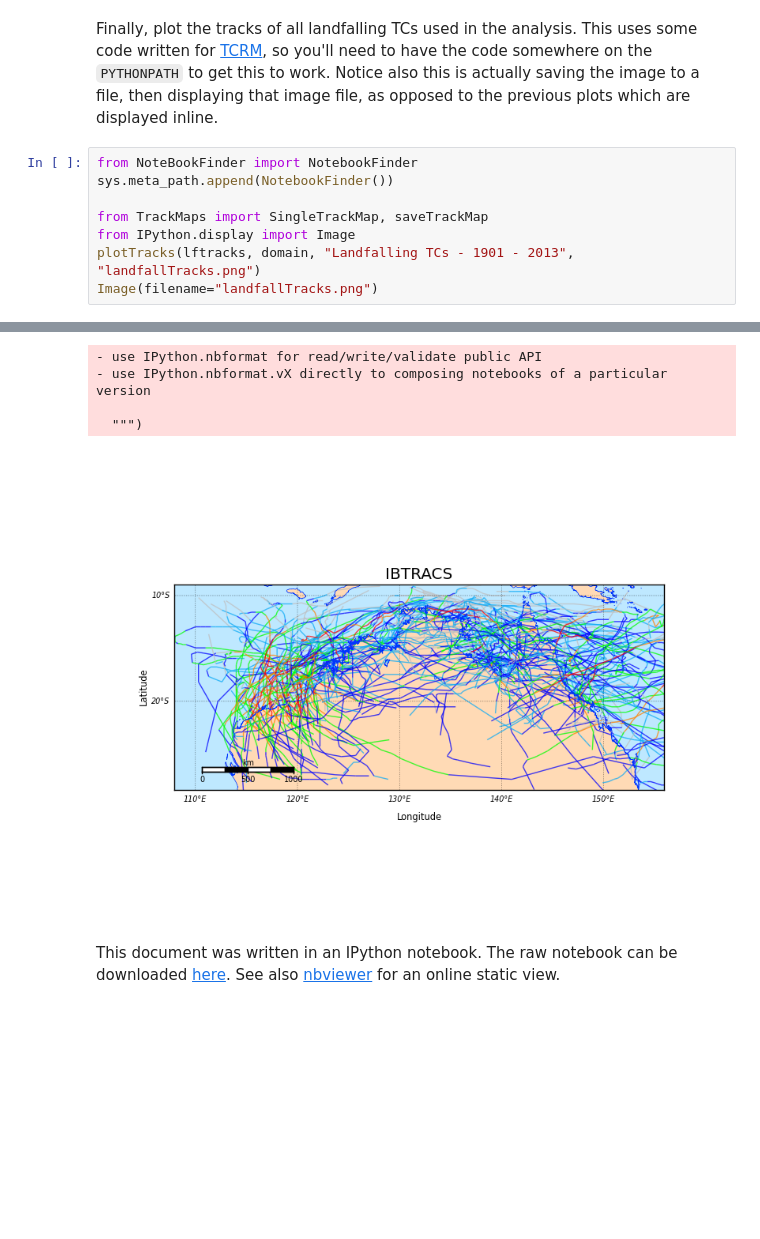
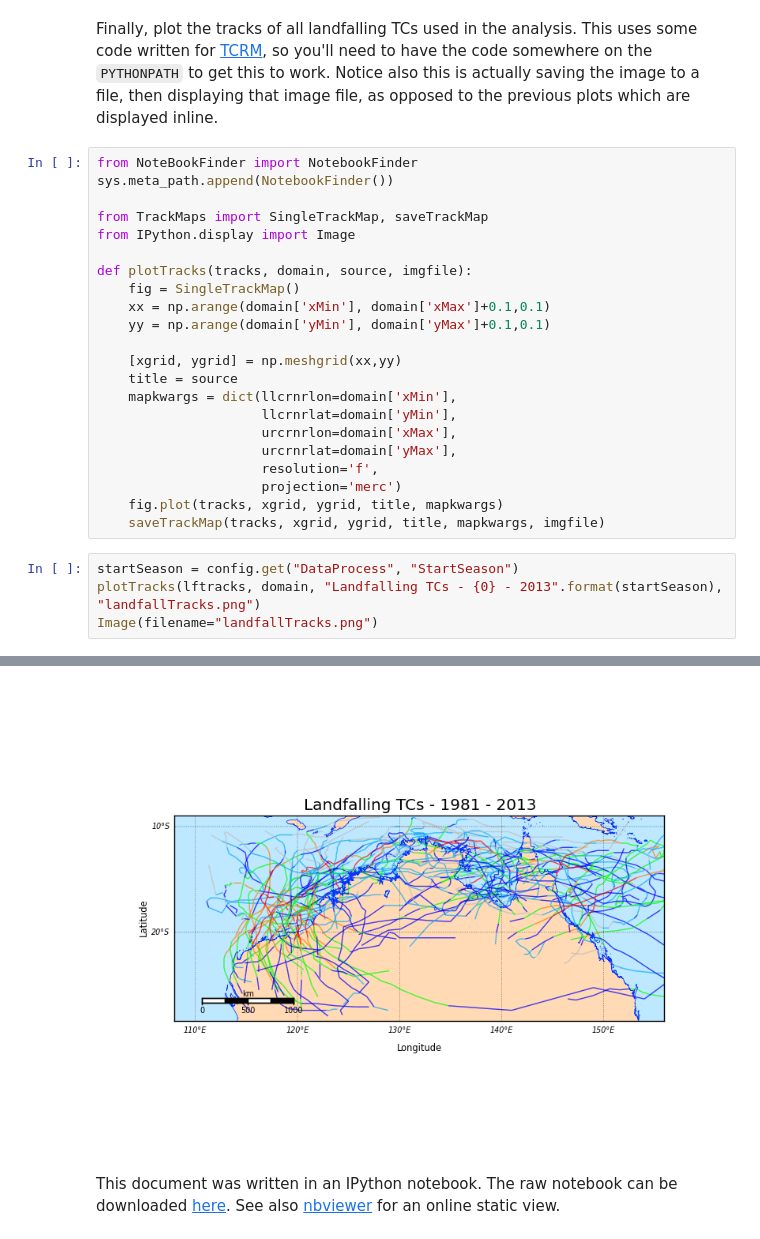
Before and after one commit to wcarthur/notebooks, a Jupyter notebook: TC landfall decay.ipynb, the cells around one changed output, grey strips where cells are left out. Drawn from its saved outputs; the diff is of its cells as text; blank space fills up the shorter version.

```diff
--- a/TC landfall decay.ipynb
+++ b/TC landfall decay.ipynb
@@ -308,12 +294,30 @@ P-value:  [  1.57349165e-02   6.13882423e-19   4.17950212e-02]
 Notice that this model does permit a negative rate parameter (see the 95th percentile value for the intercept). i.e. it's possible that the central pressure will increase with time after landfall. This is feasible, since there are many observed TCs that record increases in intensity after landfall.
 # %% [markdown]
 Finally, plot the tracks of all landfalling TCs used in the analysis. This uses some code written for [TCRM](https://github.com/GeoscienceAustralia/tcrm), so you'll need to have the code somewhere on the `PYTHONPATH` to get this to work. Notice also this is actually saving the image to a file, then displaying that image file, as opposed to the previous plots which are displayed inline.
+# %%
+from NoteBookFinder import NotebookFinder
+sys.meta_path.append(NotebookFinder())
+
+from TrackMaps import SingleTrackMap, saveTrackMap
+from IPython.display import Image
+
+def plotTracks(tracks, domain, source, imgfile):
+    fig = SingleTrackMap()
+    xx = np.arange(domain['xMin'], domain['xMax']+0.1,0.1)
+    yy = np.arange(domain['yMin'], domain['yMax']+0.1,0.1)
+
+    [xgrid, ygrid] = np.meshgrid(xx,yy)
+    title = source
+    mapkwargs = dict(llcrnrlon=domain['xMin'],
+                     llcrnrlat=domain['yMin'],
+                     urcrnrlon=domain['xMax'],
+                     urcrnrlat=domain['yMax'],
+                     resolution='f',
+                     projection='merc')
+    fig.plot(tracks, xgrid, ygrid, title, mapkwargs)
+    saveTrackMap(tracks, xgrid, ygrid, title, mapkwargs, imgfile)
 # %%
-from NoteBookFinder import NotebookFinder
-sys.meta_path.append(NotebookFinder())
-
-from TrackMaps import SingleTrackMap, saveTrackMap
-from IPython.display import Image
-plotTracks(lftracks, domain, "Landfalling TCs - 1901 - 2013", "landfallTracks.png")
+startSeason = config.get("DataProcess", "StartSeason")
+plotTracks(lftracks, domain, "Landfalling TCs - {0} - 2013".format(startSeason), "landfallTracks.png")
 Image(filename="landfallTracks.png")
 # %% [output]
@@ -322,7 +324,3 @@ importing IPython notebook from TrackMaps.ipynb
-- use IPython.nbformat for read/write/validate public API
-- use IPython.nbformat.vX directly to composing notebooks of a particular version
-
-  """)
-[figure, old version]
+[figure, new version]
 # %% [markdown]
 This document was written in an IPython notebook. The raw notebook can be downloaded [here](https://github.com/wcarthur/notebooks/blob/master/TC%20landfall%20decay.ipynb). See also [nbviewer](http://nbviewer.ipython.org/github/wcarthur/notebooks/blob/master/TC%20landfall%20decay.ipynb) for an online static view.
```
Also changed, not shown: parts of 10 cells of this notebook, 2 other files.
